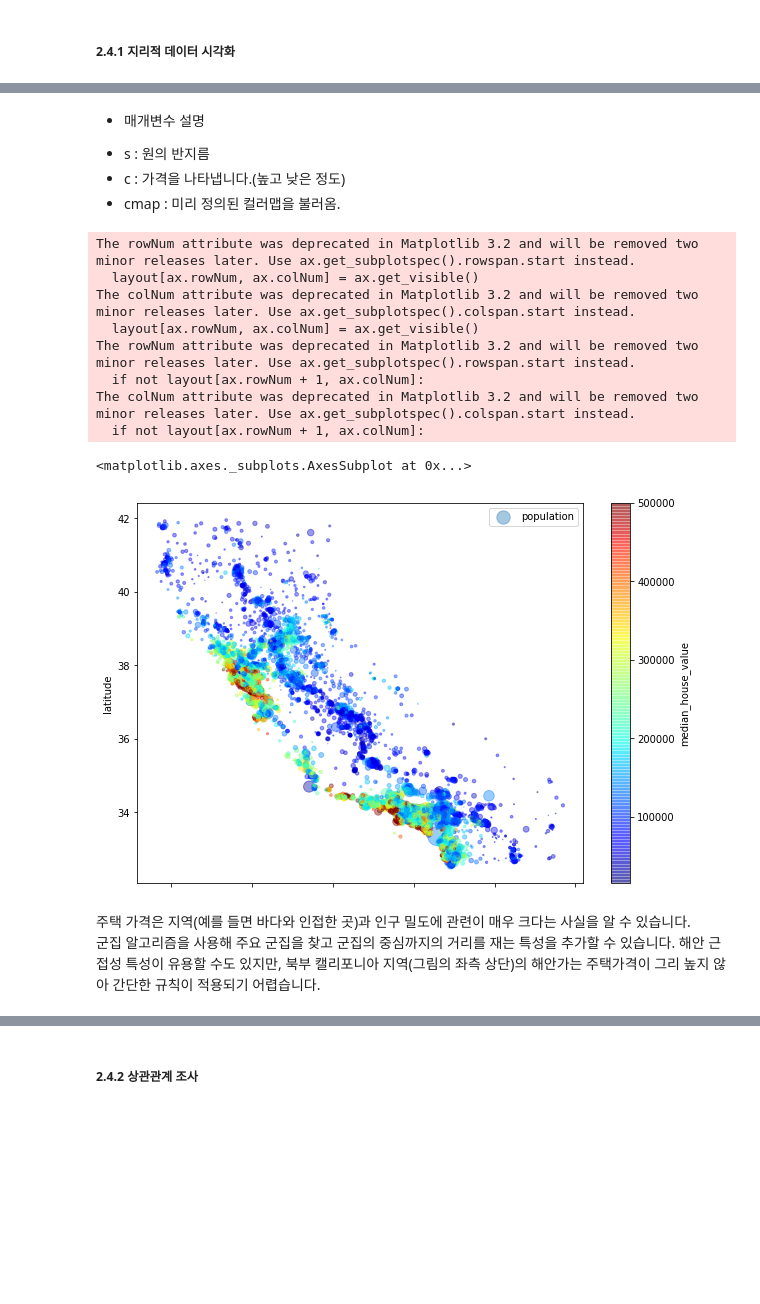
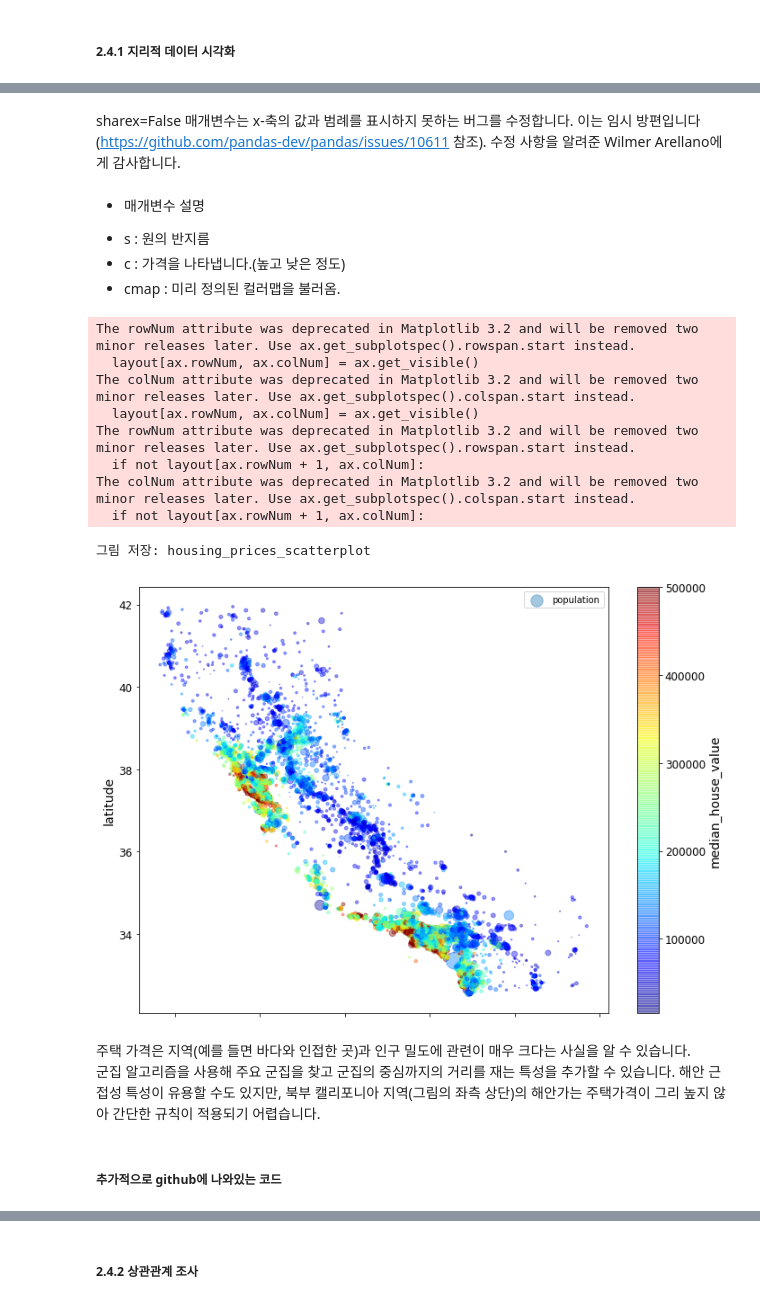
Before and after one commit to JaeDoo1034/Handson2-, a Jupyter notebook: Hands on Two. chapter2.ipynb, the cells around one changed output, grey strips where cells are left out. Cells and saved outputs as stored; diff of their text form; code cells hidden in the pictures; blank space fills up the shorter version.

```diff
--- a/Hands on Two. chapter2.ipynb
+++ b/Hands on Two. chapter2.ipynb
@@ -1,3 +1,24 @@
+# %%
+# 깔금한 그래프 출력을 위해
+%matplotlib inline
+import matplotlib as mpl
+import matplotlib.pyplot as plt
+mpl.rc('axes', labelsize=14)
+mpl.rc('xtick', labelsize=12)
+mpl.rc('ytick', labelsize=12)
+
+# 그림을 저장할 위치
+PROJECT_ROOT_DIR = "."
+CHAPTER_ID = "end_to_end_project"
+IMAGES_PATH = os.path.join(PROJECT_ROOT_DIR, "images", CHAPTER_ID)
+os.makedirs(IMAGES_PATH, exist_ok=True)
+
+def save_fig(fig_id, tight_layout=True, fig_extension="png", resolution=300):
+    path = os.path.join(IMAGES_PATH, fig_id + "." + fig_extension)
+    print("그림 저장:", fig_id)
+    if tight_layout:
+        plt.tight_layout()
+    plt.savefig(path, format=fig_extension, dpi=resolution)
 # %%
 import os
 import tarfile
@@ -210,3 +232,6 @@ housing.plot(kind ='scatter',x= 'longitude',y = 'latitude',alpha = 0.1)
+# %% [markdown]
+
+sharex=False 매개변수는 x-축의 값과 범례를 표시하지 못하는 버그를 수정합니다. 이는 임시 방편입니다(https://github.com/pandas-dev/pandas/issues/10611 참조). 수정 사항을 알려준 Wilmer Arellano에게 감사합니다.
 # %% [markdown]
 * 매개변수 설명
 - s : 원의 반지름
@@ -215,17 +240,20 @@ housing.plot(kind ='scatter',x= 'longitude',y = 'latitude',alpha = 0.1)
 # %%
 housing.plot(kind ='scatter', x = 'longitude',y = 'latitude',alpha = 0.4,s = housing['population']/100,label = 'population',
             figsize = (10,7),c = 'median_house_value',cmap = plt.get_cmap('jet'),colorbar = True)
+save_fig('housing_prices_scatterplot')
 # %% [output]
 The rowNum attribute was deprecated in Matplotlib 3.2 and will be removed two minor releases later. Use ax.get_subplotspec().rowspan.start instead.
   layout[ax.rowNum, ax.colNum] = ax.get_visible()
 The colNum attribute was deprecated in Matplotlib 3.2 and will be removed two minor releases later. Use ax.get_subplotspec().colspan.start instead.
   layout[ax.rowNum, ax.colNum] = ax.get_visible()
 The rowNum attribute was deprecated in Matplotlib 3.2 and will be removed two minor releases later. Use ax.get_subplotspec().rowspan.start instead.
   if not layout[ax.rowNum + 1, ax.colNum]:
 The colNum attribute was deprecated in Matplotlib 3.2 and will be removed two minor releases later. Use ax.get_subplotspec().colspan.start instead.
   if not layout[ax.rowNum + 1, ax.colNum]:
-<matplotlib.axes._subplots.AxesSubplot at 0x...>
+그림 저장: housing_prices_scatterplot
-[figure, old version]
+[figure, new version]
 # %% [markdown]
 주택 가격은 지역(예를 들면 바다와 인접한 곳)과 인구 밀도에 관련이 매우 크다는 사실을 알 수 있습니다.<br>
 군집 알고리즘을 사용해 주요 군집을 찾고 군집의 중심까지의 거리를 재는 특성을 추가할 수 있습니다. 해안 근접성 특성이 유용할 수도 있지만, 북부 캘리포니아 지역(그림의 좌측 상단)의 해안가는 주택가격이 그리 높지 않아 간단한 규칙이 적용되기 어렵습니다.
+# %% [markdown]
+##### 추가적으로 github에 나와있는 코드
```
Also changed, not shown: parts of 4 cells of this notebook.
